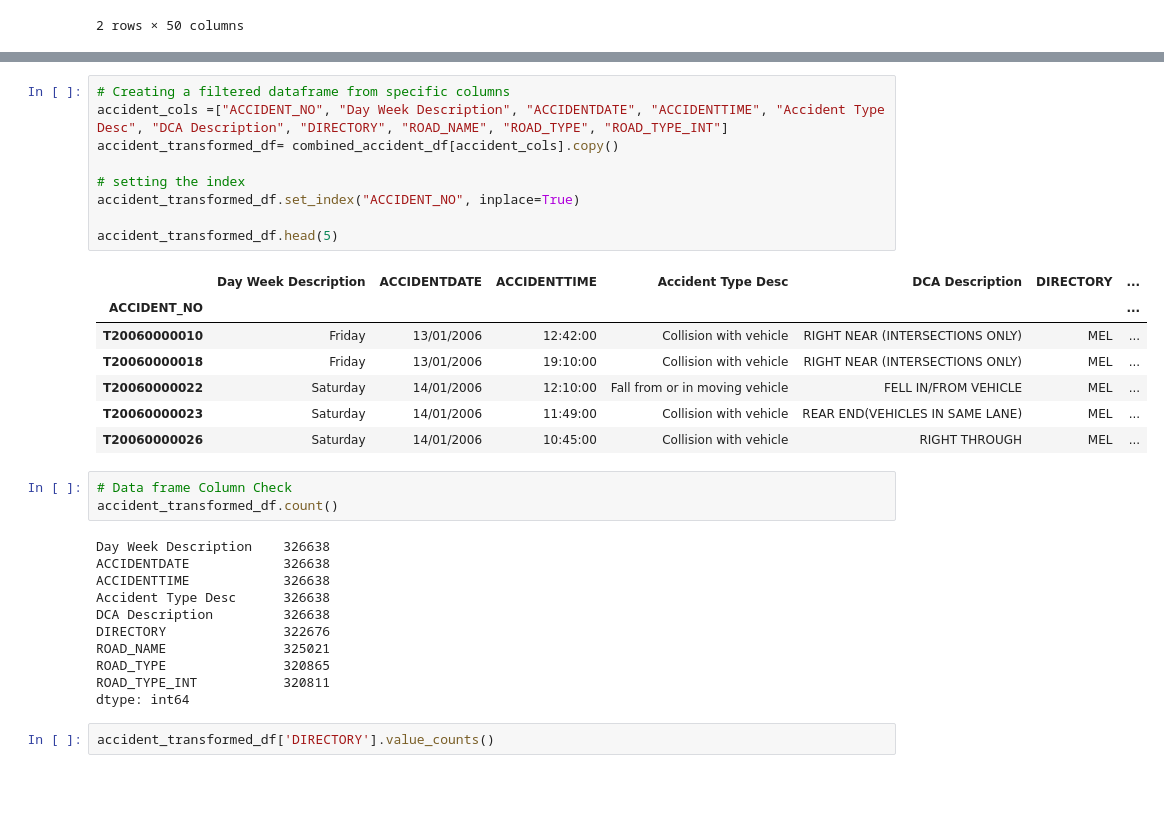
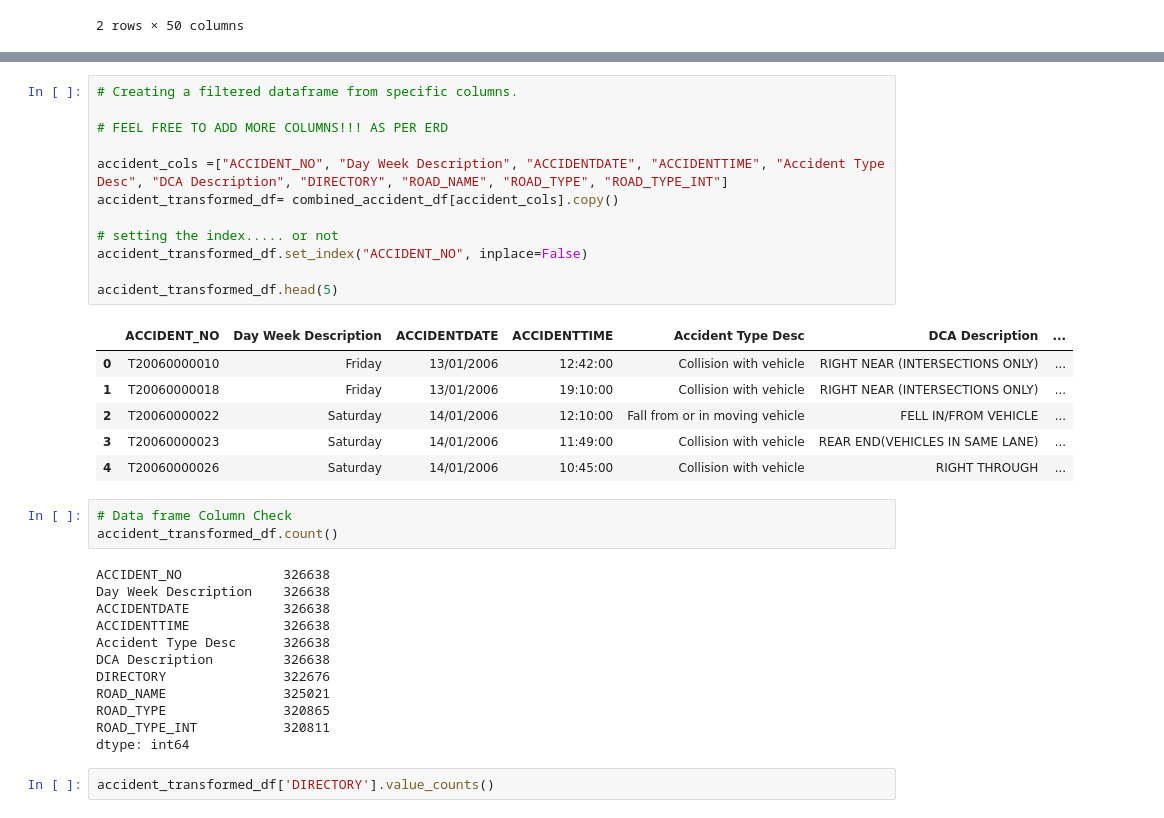
Before and after one commit to Stu-Vic/ETL-Project, a Jupyter notebook: ETL.ipynb, the cells around one changed output, grey strips where cells are left out. Drawn from its saved outputs; the diff is of its cells as text; blank space fills up the shorter version.

Commit message:
Feel Free To Add More Columns As Per ERD

```diff
--- a/ETL.ipynb
+++ b/ETL.ipynb
@@ -146,26 +146,29 @@ NEAREST_KM_POST               77
 OFF_ROAD_LOCATION          37035
 dtype: int64
 # %%
-# Creating a filtered dataframe from specific columns
+# Creating a filtered dataframe from specific columns.
+
+# FEEL FREE TO ADD MORE COLUMNS!!! AS PER ERD
+
 accident_cols =["ACCIDENT_NO", "Day Week Description", "ACCIDENTDATE", "ACCIDENTTIME", "Accident Type Desc", "DCA Description", "DIRECTORY", "ROAD_NAME", "ROAD_TYPE", "ROAD_TYPE_INT"]
 accident_transformed_df= combined_accident_df[accident_cols].copy()
 
-# setting the index
-accident_transformed_df.set_index("ACCIDENT_NO", inplace=True)
+# setting the index..... or not
+accident_transformed_df.set_index("ACCIDENT_NO", inplace=False)
 
 accident_transformed_df.head(5)
 # %% [output]
-|  | Day Week Description | ACCIDENTDATE | ACCIDENTTIME | Accident Type Desc | DCA Description | DIRECTORY | ... |
-| ACCIDENT_NO |  |  |  |  |  |  | ... |
-| T20060000010 | Friday | 13/01/2006 | 12:42:00 | Collision with vehicle | RIGHT NEAR (INTERSECTIONS ONLY) | MEL | ... |
-| T20060000018 | Friday | 13/01/2006 | 19:10:00 | Collision with vehicle | RIGHT NEAR (INTERSECTIONS ONLY) | MEL | ... |
-| T20060000022 | Saturday | 14/01/2006 | 12:10:00 | Fall from or in moving vehicle | FELL IN/FROM VEHICLE | MEL | ... |
-| T20060000023 | Saturday | 14/01/2006 | 11:49:00 | Collision with vehicle | REAR END(VEHICLES IN SAME LANE) | MEL | ... |
-| T20060000026 | Saturday | 14/01/2006 | 10:45:00 | Collision with vehicle | RIGHT THROUGH | MEL | ... |
+|  | ACCIDENT_NO | Day Week Description | ACCIDENTDATE | ACCIDENTTIME | Accident Type Desc | DCA Description | ... |
+| 0 | T20060000010 | Friday | 13/01/2006 | 12:42:00 | Collision with vehicle | RIGHT NEAR (INTERSECTIONS ONLY) | ... |
+| 1 | T20060000018 | Friday | 13/01/2006 | 19:10:00 | Collision with vehicle | RIGHT NEAR (INTERSECTIONS ONLY) | ... |
+| 2 | T20060000022 | Saturday | 14/01/2006 | 12:10:00 | Fall from or in moving vehicle | FELL IN/FROM VEHICLE | ... |
+| 3 | T20060000023 | Saturday | 14/01/2006 | 11:49:00 | Collision with vehicle | REAR END(VEHICLES IN SAME LANE) | ... |
+| 4 | T20060000026 | Saturday | 14/01/2006 | 10:45:00 | Collision with vehicle | RIGHT THROUGH | ... |
 # %%
 # Data frame Column Check
 accident_transformed_df.count()
 # %% [output]
+ACCIDENT_NO             326638
 Day Week Description    326638
 ACCIDENTDATE            326638
 ACCIDENTTIME            326638
```
Also changed, not shown: parts of 1 cell of this notebook.
